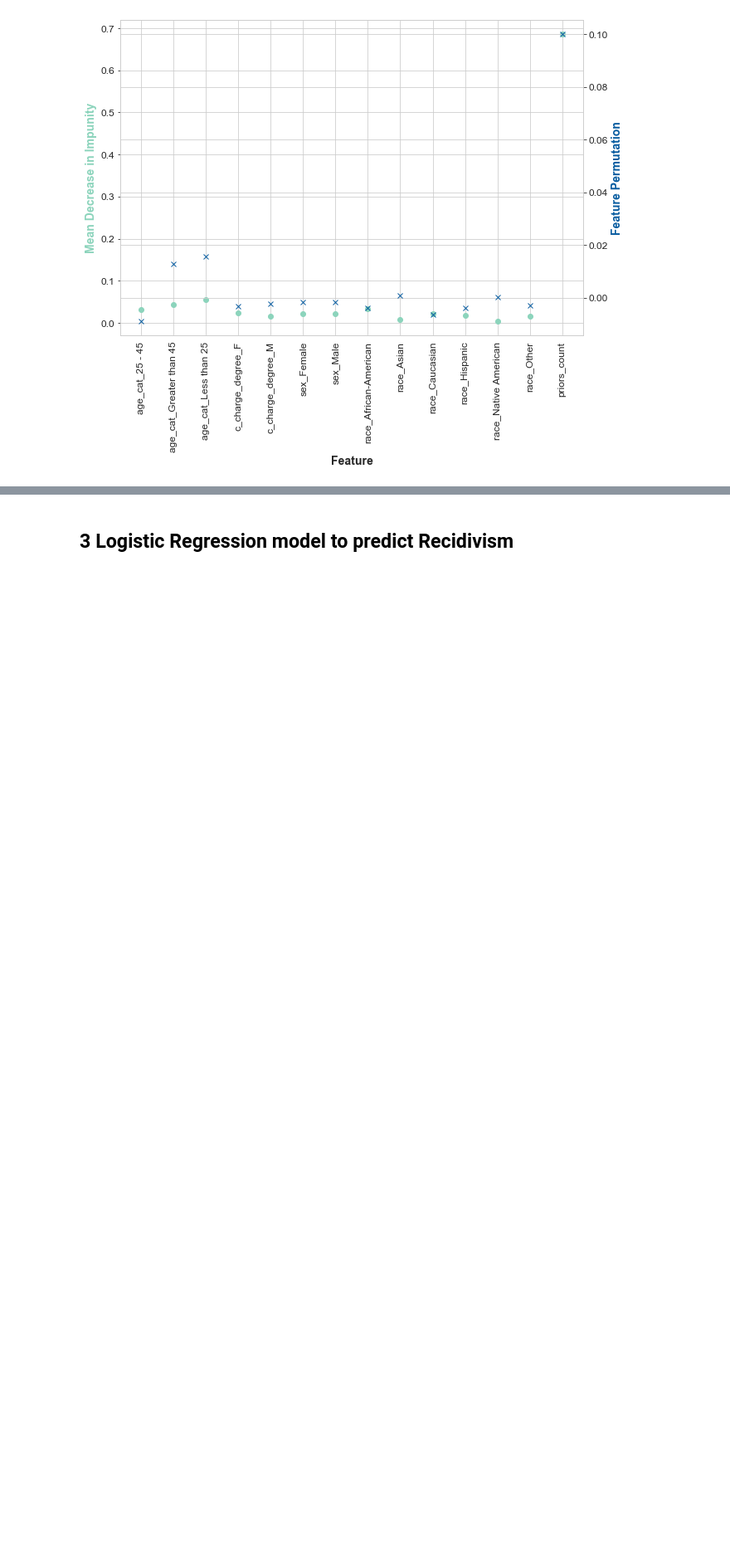
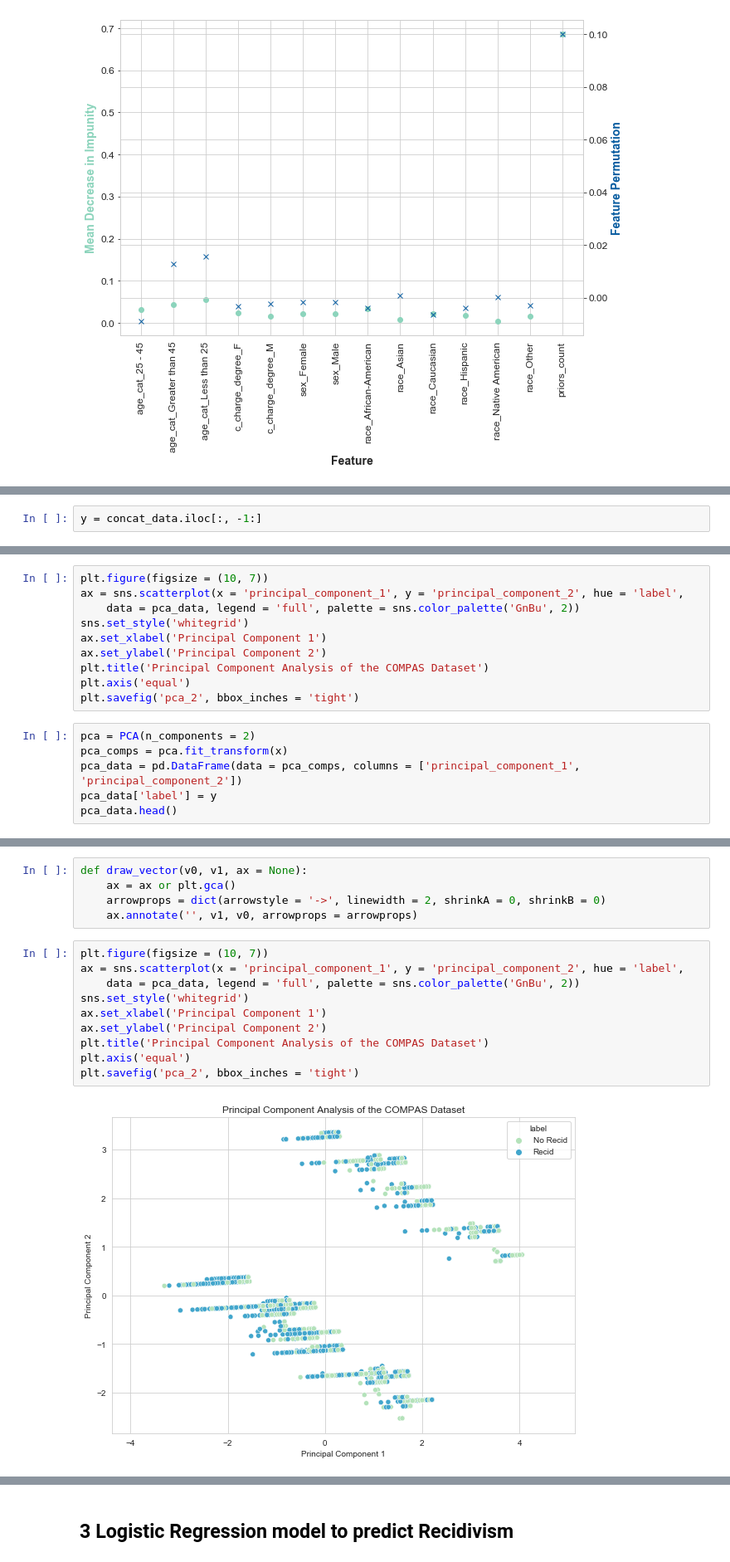
Before and after one commit to megantennies/FYP, a Jupyter notebook: FYP_CODE.ipynb, the cells around one changed output, grey strips where cells are left out. Shown at 83% size. Cells and saved outputs as stored; diff of their text form; blank space fills up the shorter version.

```diff
--- a/FYP_CODE.ipynb
+++ b/FYP_CODE.ipynb
@@ -416,0 +457,2 @@ Support for multi-dimensional indexing (e.g. `obj[:, None]`) is deprecated and w
+# %%
+y = concat_data.iloc[:, -1:]
@@ -416,0 +497,16 @@ Support for multi-dimensional indexing (e.g. `obj[:, None]`) is deprecated and w
+# %%
+plt.figure(figsize = (10, 7))
+ax = sns.scatterplot(x = 'principal_component_1', y = 'principal_component_2', hue = 'label',
+    data = pca_data, legend = 'full', palette = sns.color_palette('GnBu', 2))
+sns.set_style('whitegrid')
+ax.set_xlabel('Principal Component 1')
+ax.set_ylabel('Principal Component 2')
+plt.title('Principal Component Analysis of the COMPAS Dataset')
+plt.axis('equal')
+plt.savefig('pca_2', bbox_inches = 'tight')
+# %%
+pca = PCA(n_components = 2)
+pca_comps = pca.fit_transform(x)
+pca_data = pd.DataFrame(data = pca_comps, columns = ['principal_component_1', 'principal_component_2'])
+pca_data['label'] = y
+pca_data.head()
@@ -416,0 +535,17 @@ Support for multi-dimensional indexing (e.g. `obj[:, None]`) is deprecated and w
+# %%
+def draw_vector(v0, v1, ax = None):
+    ax = ax or plt.gca()
+    arrowprops = dict(arrowstyle = '->', linewidth = 2, shrinkA = 0, shrinkB = 0)
+    ax.annotate('', v1, v0, arrowprops = arrowprops)
+# %%
+plt.figure(figsize = (10, 7))
+ax = sns.scatterplot(x = 'principal_component_1', y = 'principal_component_2', hue = 'label',
+    data = pca_data, legend = 'full', palette = sns.color_palette('GnBu', 2))
+sns.set_style('whitegrid')
+ax.set_xlabel('Principal Component 1')
+ax.set_ylabel('Principal Component 2')
+plt.title('Principal Component Analysis of the COMPAS Dataset')
+plt.axis('equal')
+plt.savefig('pca_2', bbox_inches = 'tight')
+# %% [output]
+[figure, added]
```
Also changed, not shown: parts of 17 cells of this notebook, 2 other files.
